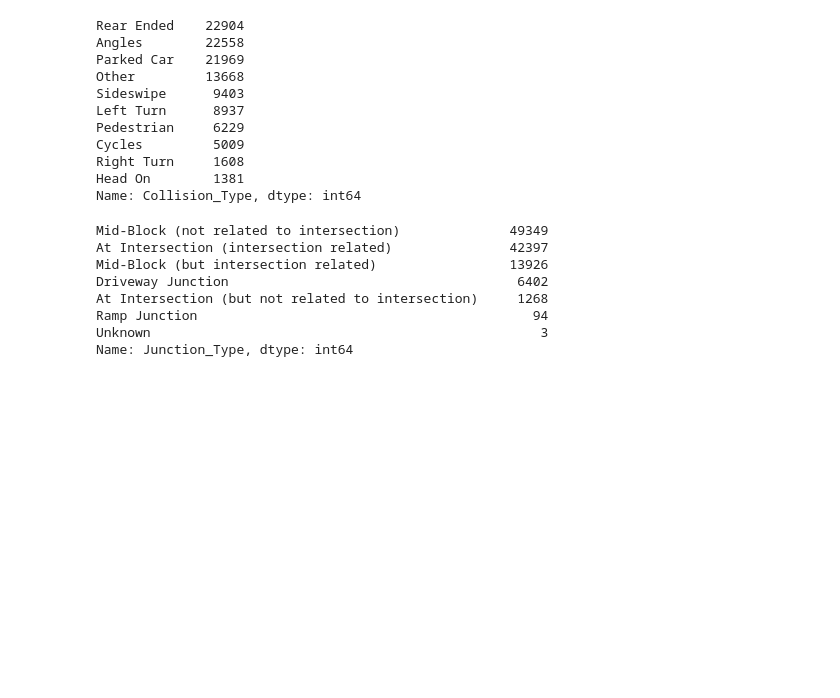
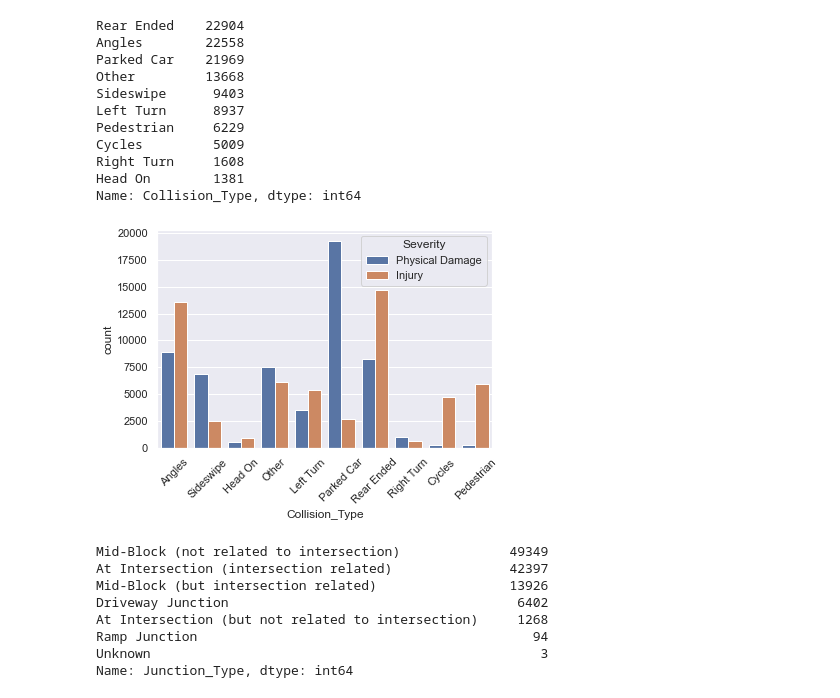
Before and after one commit to AriellaGoldman/Coursera_Capstone, a Jupyter notebook: capstone.ipynb, the cells around one changed output. Saved outputs shown, nothing was run; the diff lists cells and outputs as text; code cells hidden in the pictures; blank space fills up the shorter version.

```diff
--- a/capstone.ipynb
+++ b/capstone.ipynb
@@ -464,6 +481,13 @@ Cycles         5009
 Right Turn     1608
 Head On        1381
 Name: Collision_Type, dtype: int64
+# %%
+g = sns.countplot(data=df2,x='Collision_Type',hue='Severity_Code')
+plt.legend(title='Severity', loc='upper right', labels=['Physical Damage', 'Injury'])
+g.set_xticklabels(g.get_xticklabels(), rotation=45)
+plt.show(g)
+# %% [output]
+[figure, added]
 # %%
 df2['Junction_Type'].isna().sum() #6329 null
 df2['Junction_Type'].value_counts() #will probably need to convert this to numeric and normalize/standardize, drop less than 500?
```
Also changed, not shown: parts of 27 cells of this notebook, 5 other files.
